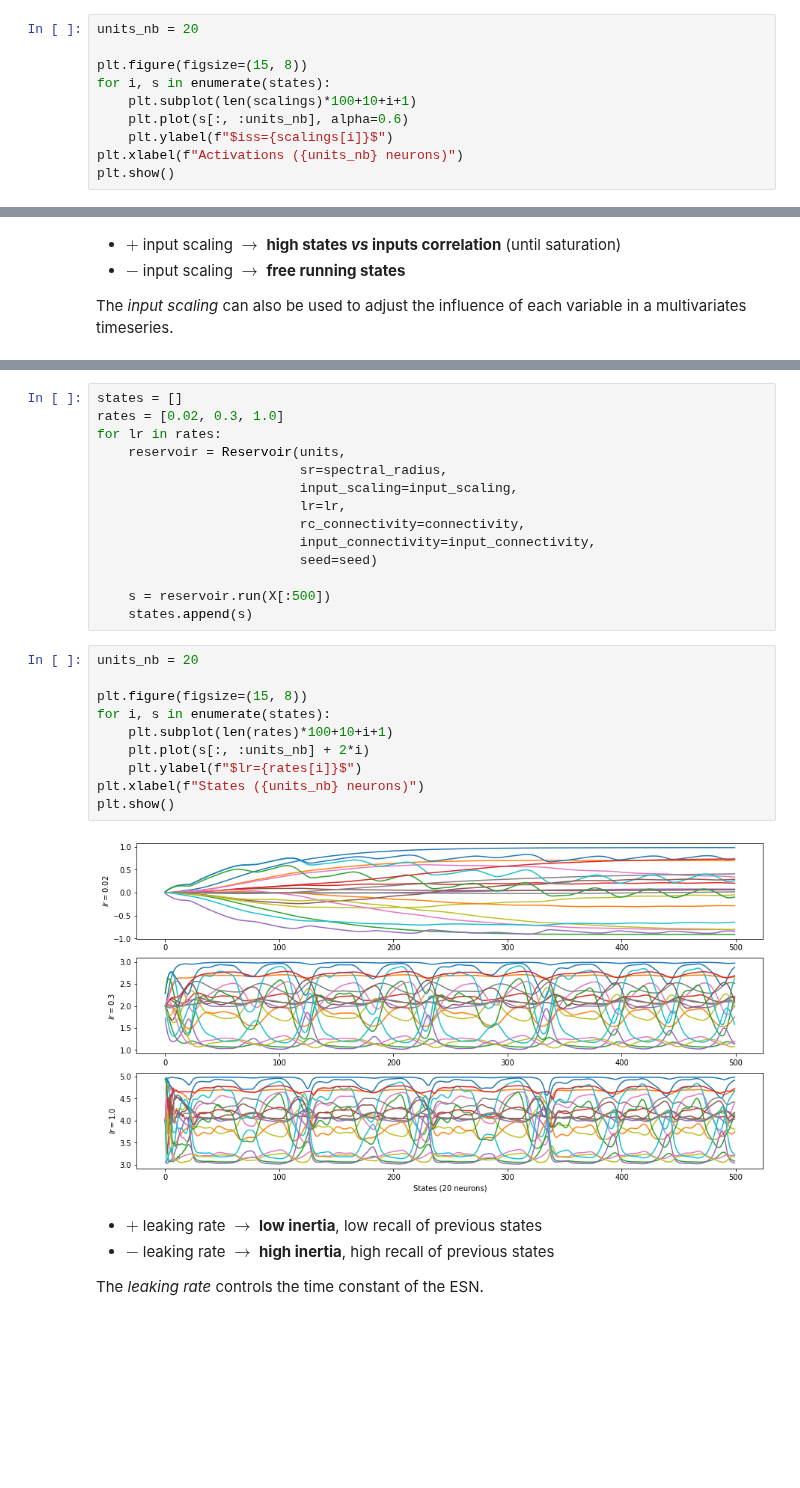
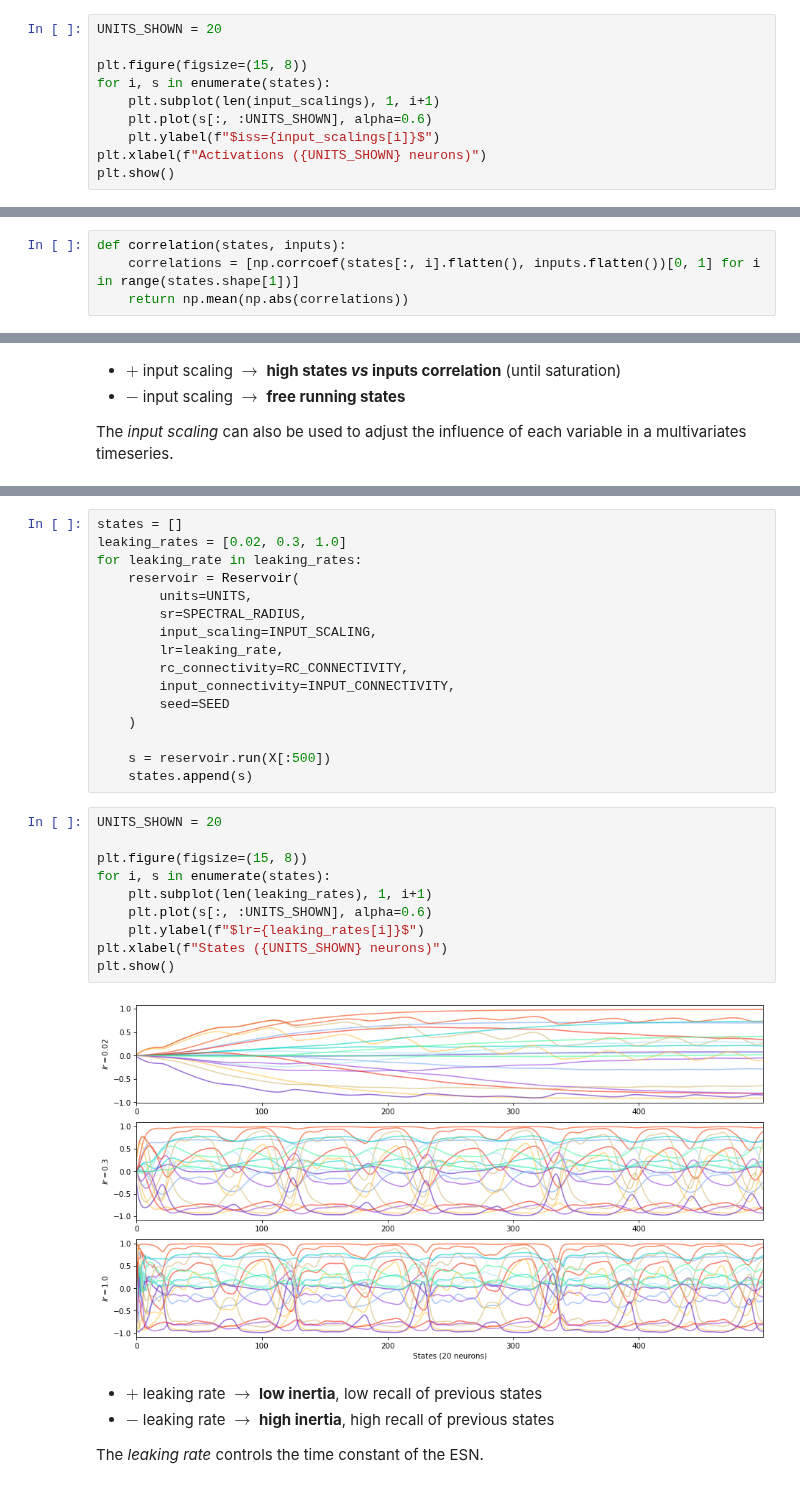
Before and after one commit to reservoirpy/reservoirpy, a Jupyter notebook: tutorials/4-Understand_and_optimize_hyperparameters.ipynb, the cells around one changed output, grey strips where cells are left out. Drawn from its saved outputs; the diff is of its cells as text; blank space fills up the shorter version.

```diff
--- a/tutorials/4-Understand_and_optimize_hyperparameters.ipynb
+++ b/tutorials/4-Understand_and_optimize_hyperparameters.ipynb
@@ -100,11 +100,11 @@ def correlation(states, inputs):
 # %%
-units_nb = 20
+UNITS_SHOWN = 20
 
 plt.figure(figsize=(15, 8))
 for i, s in enumerate(states):
-    plt.subplot(len(scalings)*100+10+i+1)
-    plt.plot(s[:, :units_nb], alpha=0.6)
-    plt.ylabel(f"$iss={scalings[i]}$")
-plt.xlabel(f"Activations ({units_nb} neurons)")
+    plt.subplot(len(input_scalings), 1, i+1)
+    plt.plot(s[:, :UNITS_SHOWN], alpha=0.6)
+    plt.ylabel(f"$iss={input_scalings[i]}$")
+plt.xlabel(f"Activations ({UNITS_SHOWN} neurons)")
 plt.show()
 # %% [output]
@@ -112,3 +112,7 @@ plt.show()
 # %% [markdown]
 Average correlation between reservoir states and inputs:
+# %%
+def correlation(states, inputs):
+    correlations = [np.corrcoef(states[:, i].flatten(), inputs.flatten())[0, 1] for i in range(states.shape[1])]
+    return np.mean(np.abs(correlations))
 # %%
@@ -137,30 +143,32 @@ with $\alpha \in [0, 1]$ and:
 $$ f(u, x) = \tanh(W_{in} \cdotp u + W \cdotp x) $$
 # %%
 states = []
-rates = [0.02, 0.3, 1.0]
-for lr in rates:
-    reservoir = Reservoir(units,
-                          sr=spectral_radius,
-                          input_scaling=input_scaling,
-                          lr=lr,
-                          rc_connectivity=connectivity,
-                          input_connectivity=input_connectivity,
-                          seed=seed)
+leaking_rates = [0.02, 0.3, 1.0]
+for leaking_rate in leaking_rates:
+    reservoir = Reservoir(
+        units=UNITS,
+        sr=SPECTRAL_RADIUS,
+        input_scaling=INPUT_SCALING,
+        lr=leaking_rate,
+        rc_connectivity=RC_CONNECTIVITY,
+        input_connectivity=INPUT_CONNECTIVITY,
+        seed=SEED
+    )
 
     s = reservoir.run(X[:500])
     states.append(s)
 # %%
-units_nb = 20
+UNITS_SHOWN = 20
 
 plt.figure(figsize=(15, 8))
 for i, s in enumerate(states):
-    plt.subplot(len(rates)*100+10+i+1)
-    plt.plot(s[:, :units_nb] + 2*i)
-    plt.ylabel(f"$lr={rates[i]}$")
-plt.xlabel(f"States ({units_nb} neurons)")
+    plt.subplot(len(leaking_rates), 1, i+1)
+    plt.plot(s[:, :UNITS_SHOWN], alpha=0.6)
+    plt.ylabel(f"$lr={leaking_rates[i]}$")
+plt.xlabel(f"States ({UNITS_SHOWN} neurons)")
 plt.show()
 # %% [output]
-[figure, old version]
+[figure, new version]
 # %% [markdown]
 - $+$ leaking rate $\rightarrow$ **low inertia**, low recall of previous states
 - $-$ leaking rate $\rightarrow$ **high inertia**, high recall of previous states
```
Also changed, not shown: parts of 19 cells of this notebook, 1 other file.
